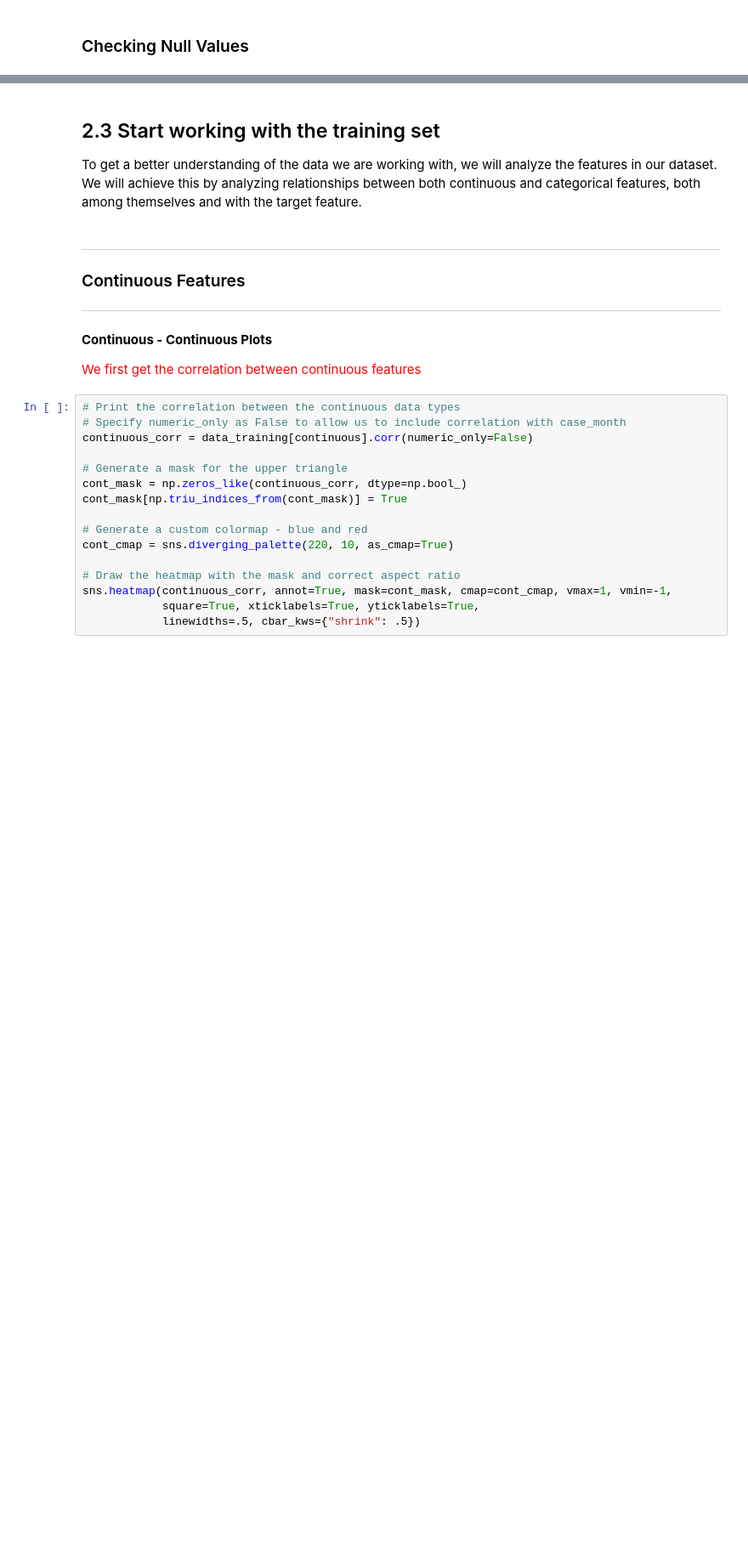
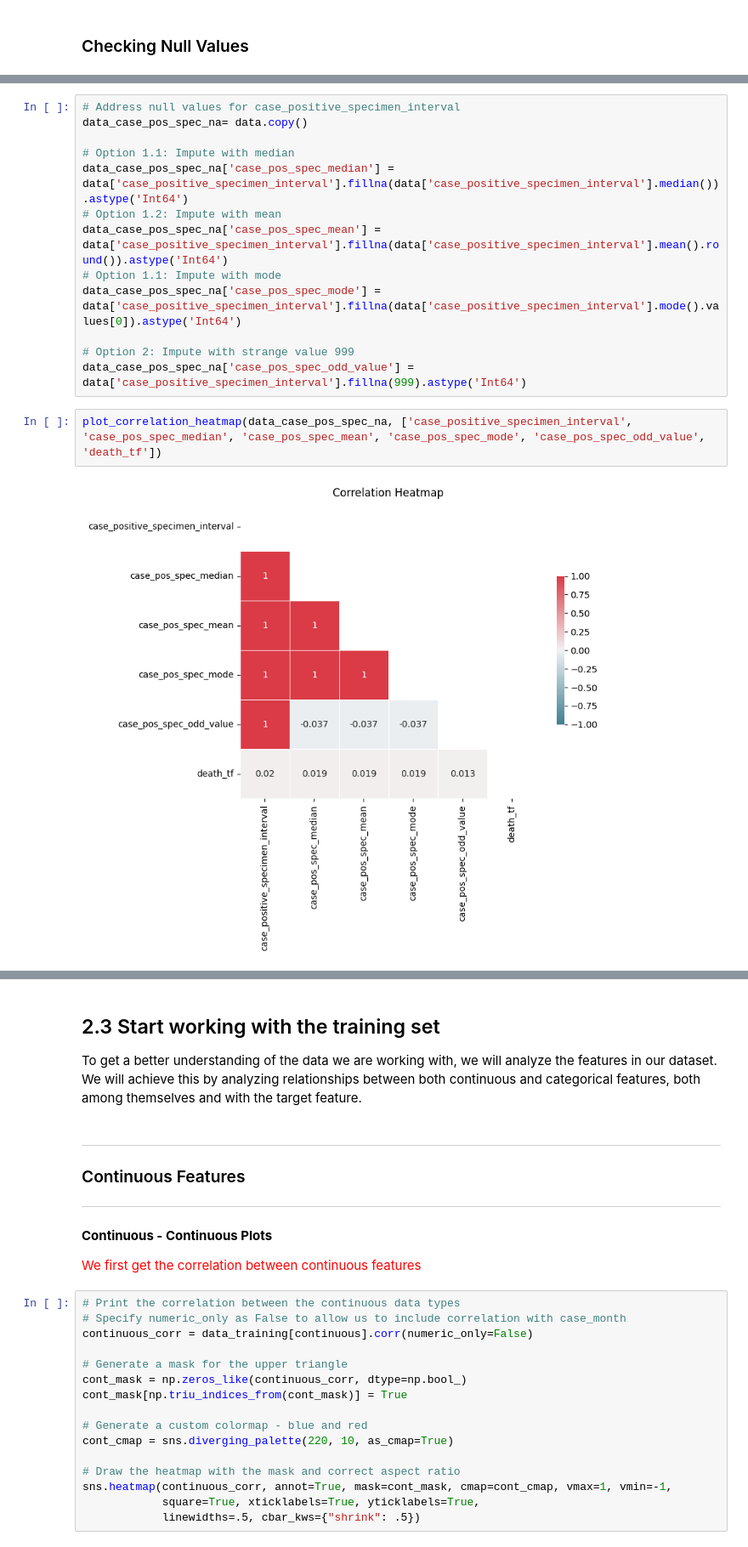
Before and after one commit to tlopesx/Assignment-2, a Jupyter notebook: 22202398_Submission/22202398-Homework2-Notebook.ipynb, the cells around one changed output, grey strips where cells are left out. Shown at 85% size. Drawn from its saved outputs; the diff is of its cells as text; blank space fills up the shorter version.

Commit message:
correlations and replacing null values

```diff
--- a/22202398_Submission/22202398-Homework2-Notebook.ipynb
+++ b/22202398_Submission/22202398-Homework2-Notebook.ipynb
@@ -330,0 +353,17 @@ As expected, null values appear in the case_positive_specimen_interval and case_
+# %%
+# Address null values for case_positive_specimen_interval
+data_case_pos_spec_na= data.copy()
+
+# Option 1.1: Impute with median
+data_case_pos_spec_na['case_pos_spec_median'] = data['case_positive_specimen_interval'].fillna(data['case_positive_specimen_interval'].median()).astype('Int64')
+# Option 1.2: Impute with mean
+data_case_pos_spec_na['case_pos_spec_mean'] = data['case_positive_specimen_interval'].fillna(data['case_positive_specimen_interval'].mean().round()).astype('Int64')
+# Option 1.1: Impute with mode
+data_case_pos_spec_na['case_pos_spec_mode'] = data['case_positive_specimen_interval'].fillna(data['case_positive_specimen_interval'].mode().values[0]).astype('Int64')
+
+# Option 2: Impute with strange value 999
+data_case_pos_spec_na['case_pos_spec_odd_value'] = data['case_positive_specimen_interval'].fillna(999).astype('Int64')
+# %%
+plot_correlation_heatmap(data_case_pos_spec_na, ['case_positive_specimen_interval', 'case_pos_spec_median', 'case_pos_spec_mean', 'case_pos_spec_mode', 'case_pos_spec_odd_value', 'death_tf'])
+# %% [output]
+[figure, added]
```
Also changed, not shown: parts of 19 cells of this notebook.
